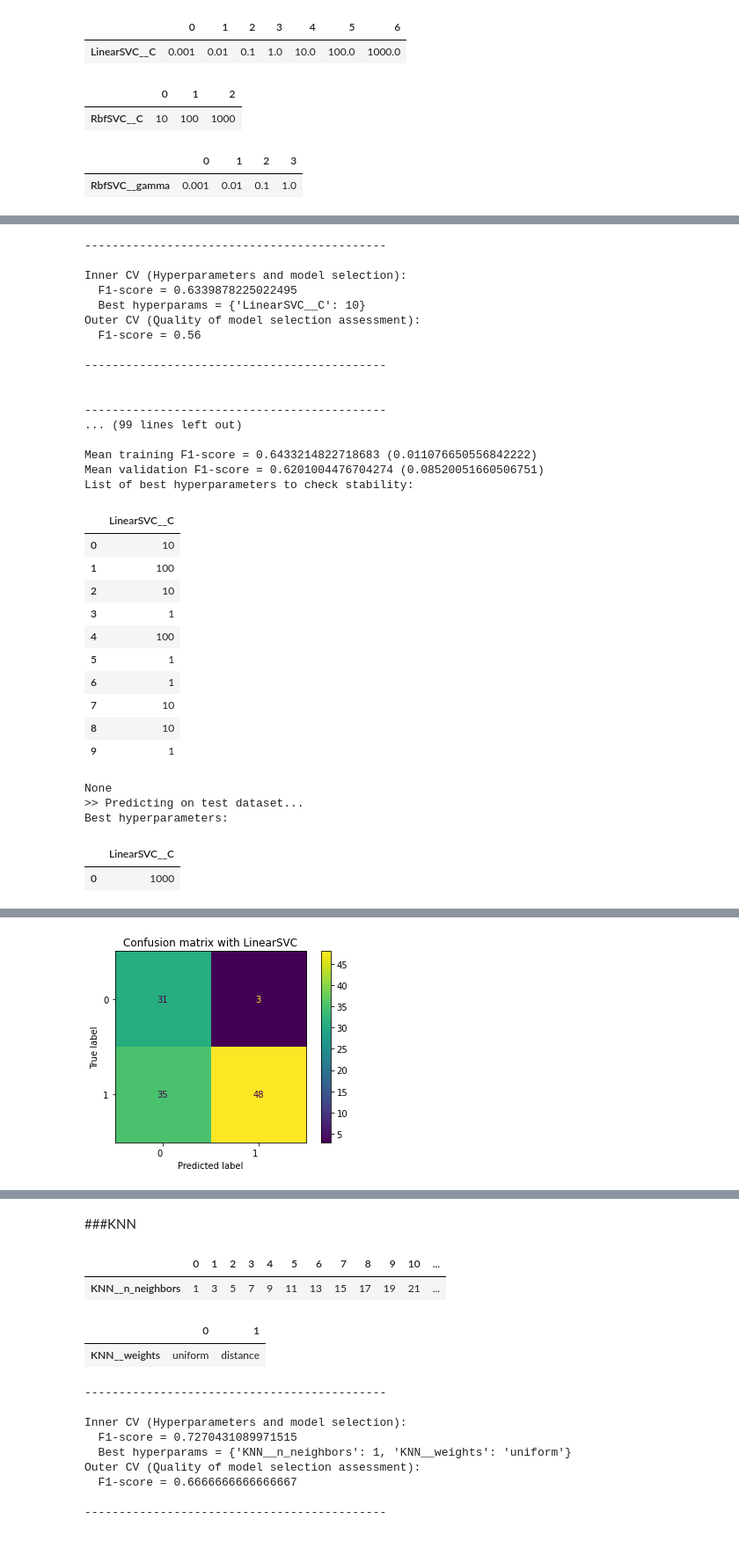
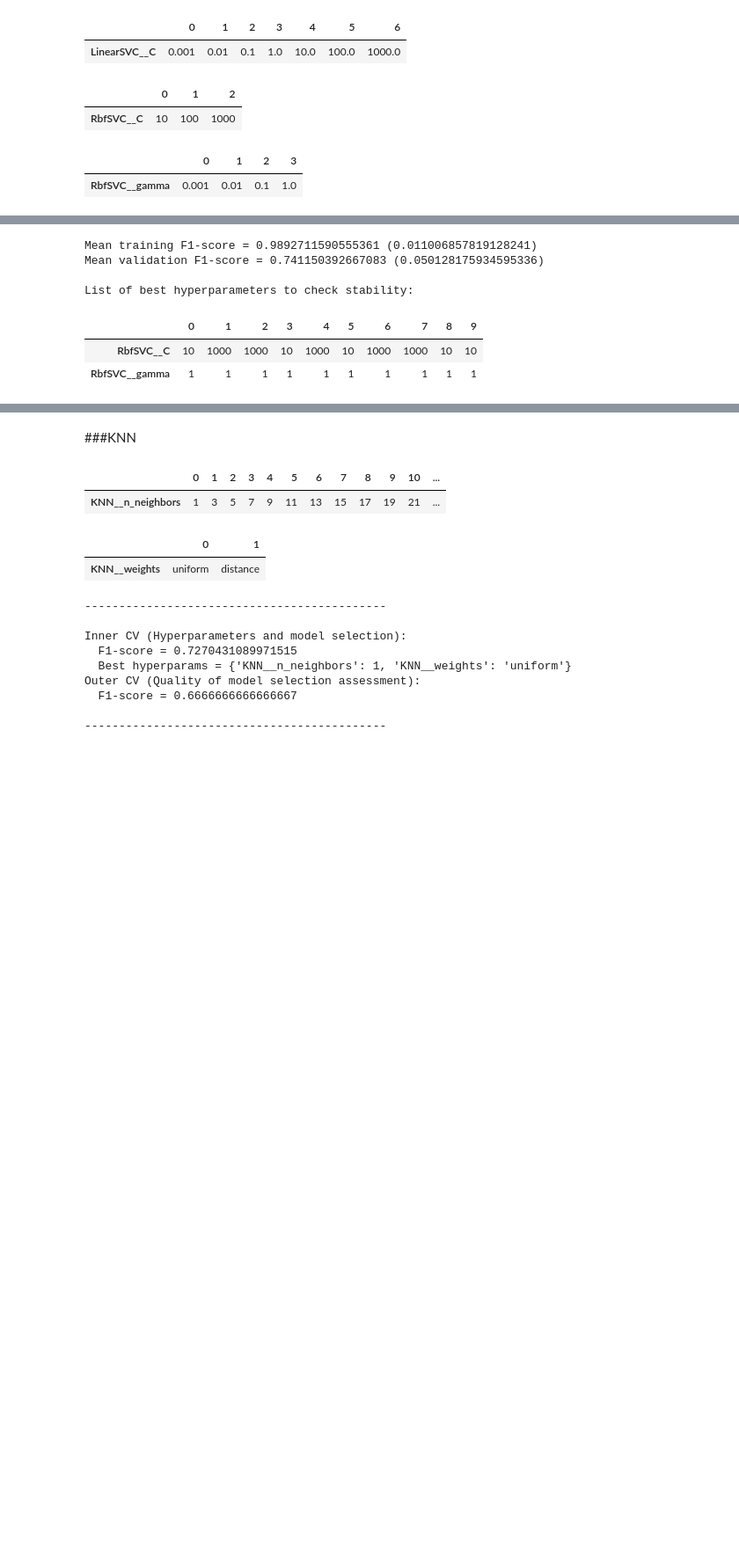
Before and after one commit to Vaxx66/DataSpaces_project, a Jupyter notebook: DataSpaces_project.ipynb, the cells around one changed output, grey strips where cells are left out. Shown at 88% size. Saved outputs shown, nothing was run; the diff lists cells and outputs as text; code cells hidden in the pictures; blank space fills up the shorter version.

Commit message:
svm results

```diff
--- a/DataSpaces_project.ipynb
+++ b/DataSpaces_project.ipynb
@@ -737,7 +737,7 @@ class Classifier:
     self.best_param = {}
     self.y_pred = []
 
-  def cv(self, X_train, X_test, y_train, y_test, apply_PCA=False, num_components=None):
+  def cv(self, X_train, X_test, y_train, y_test, apply_PCA=False, num_components=None, print_res=True):
     if apply_PCA:
         self.pipeline = Pipeline([
                 ('scaler', self.feature_scaler),
@@ -771,7 +771,8 @@ class Classifier:
     print('>> Predicting on test dataset...')
     self.y_pred = search.predict(X_test)
 
-    self.print_results(X_train, X_test, y_train, y_test)
+    if print_res == True:
+      self.print_results(X_train, X_test, y_train, y_test)
 
   def print_results(self, X_train, X_test, y_train, y_test):
 
@@ -780,7 +781,7 @@ class Classifier:
       return
 
     print('Best hyperparameters:')
-    print(display(pd.DataFrame(self.best_param, index=[0])))
+    display(pd.DataFrame(self.best_param, index=[0]))
     print()
 
     print("Test classification report")
@@ -795,6 +796,7 @@ class Classifier:
       print("Nested cv not already performed. Invoke nested_cv() first.")
       return
 
+    '''
     num_it = len(self.ncv_inner_results)
 
     for i in range(0, num_it):
@@ -805,17 +807,17 @@ class Classifier:
         print(f"  Best hyperparams = {self.ncv_best_hyperparams[i]}")
         print(f"Outer CV (Quality of model selection assessment): ")
         print(f"  F1-score = {self.ncv_test_outer_results[i]}")
-        print('\n--------------------------------------------\n')
+        print('\n--------------------------------------------\n')'''
 
     global_mean_score = mean(self.ncv_test_outer_results)
     global_std_score = std(self.ncv_test_outer_results)
     global_train_score = mean(self.ncv_train_outer_results)
     global_train_std = std(self.ncv_train_outer_results)
 
-    print('\n--------------------------------------------\n')
+    ##print('\n--------------------------------------------\n')
     print(f"Mean training F1-score = {str(global_train_score)} ({str(global_train_std)})")
     print(f"Mean validation F1-score = {str(global_mean_score)} ({str(global_std_score)})")
-
+    print()
     print("List of best hyperparameters to check stability: ")
 
     best_hyperparams_dict = {}
@@ -825,7 +827,7 @@ class Classifier:
             best_hyperparams_dict[k] = [v]
         else:
             best_hyperparams_dict[k].append(v)
-    print(display(pd.DataFrame.from_dict(best_hyperparams_dict)))
+    display(pd.DataFrame.from_dict(best_hyperparams_dict).T)
 
 
   def nested_cv(self, X, y, apply_PCA=False, num_components=None):
@@ -1797,51 +1927,26 @@ plot_2D_svm_decision_boundary(X_train, y_train, X_test, y_test, svm.SVC(**params
 # %%
-linear_svm_classifier = Classifier('LinearSVC', config_dict['CLASSIFICATION']['MODELS']['LinearSVC'],
-                                   config_dict['CLASSIFICATION']['GENERAL'],
-                                   config_dict['CLASSIFICATION']['PARAMS']['LinearSVC'],
-                                   class_balancer,
-                                   feature_scaler)
-file_name = f'{linear_svm_classifier.name}.pkl'
+rbf_svm_classifier = Classifier('RbfSVC', config_dict['CLASSIFICATION']['MODELS']['RbfSVC'],
+                            config_dict['CLASSIFICATION']['GENERAL'],
+                            config_dict['CLASSIFICATION']['PARAMS']['RbfSVC'],
+                            class_balancer,
+                            feature_scaler)
+
+file_name = f'{rbf_svm_classifier.name}.pkl'
 
 if config_dict['GENERAL']['PERFORM_NCV']:
-  linear_svm_mean_score, linear_svm_std_score = linear_svm_classifier.nested_cv(X_train, y_train, apply_PCA=False)
-  save(linear_svm_classifier, os.path.join(MODELS_DIRPATH, file_name))
+  rbf_svm_mean_score, rbf_svm_std_score = rbf_svm_classifier.nested_cv(X_train, y_train, apply_PCA=False)
+  save(rbf_svm_classifier, os.path.join(MODELS_DIRPATH, file_name))
 else:
-  linear_svm_classifier = load(os.path.join(MODELS_DIRPATH, file_name))
-  linear_svm_classifier.print_nested_cv_results()
+  rbf_svm_classifier = load(os.path.join(MODELS_DIRPATH, file_name))
+  rbf_svm_classifier.print_nested_cv_results()
 
-classifiers.append((linear_svm_classifier, "All features"))
-linear_svm_classifier.cv(X_train, X_test, y_train, y_test, apply_PCA=False)
+classifiers.append((rbf_svm_classifier, "All Features"))
+#rbf_svm_classifier.cv(X_train, X_test, y_train, y_test, apply_PCA=False)
 # %% [output]
---------------------------------------------
+Mean training F1-score = 0.9892711590555361 (0.011006857819128241)
+Mean validation F1-score = 0.741150392667083 (0.050128175934595336)
 
-Inner CV (Hyperparameters and model selection):
-  F1-score = 0.6339878225022495
-  Best hyperparams = {'LinearSVC__C': 10}
-Outer CV (Quality of model selection assessment):
-  F1-score = 0.56
-
---------------------------------------------
-
-
---------------------------------------------
-... (99 lines left out)
-
-Mean training F1-score = 0.6433214822718683 (0.011076650556842222)
-Mean validation F1-score = 0.6201004476704274 (0.08520051660506751)
 List of best hyperparameters to check stability:
-|  | LinearSVC__C |
-| 0 | 10 |
-| 1 | 100 |
-| 2 | 10 |
-| 3 | 1 |
-| 4 | 100 |
-| 5 | 1 |
-| 6 | 1 |
-| 7 | 10 |
-| 8 | 10 |
-| 9 | 1 |
+|  | 0 | 1 | 2 | 3 | 4 | 5 | 6 | 7 | 8 | 9 |
+| RbfSVC__C | 10 | 1000 | 1000 | 10 | 1000 | 10 | 1000 | 1000 | 10 | 10 |
+| RbfSVC__gamma | 1 | 1 | 1 | 1 | 1 | 1 | 1 | 1 | 1 | 1 |
-None
->> Predicting on test dataset...
-Best hyperparameters:
-|  | LinearSVC__C |
-| 0 | 1000 |
@@ -1859 +1952,0 @@ weighted avg       0.80      0.68      0.69       117
-[figure, removed]
```
Also changed, not shown: parts of 29 cells of this notebook.
